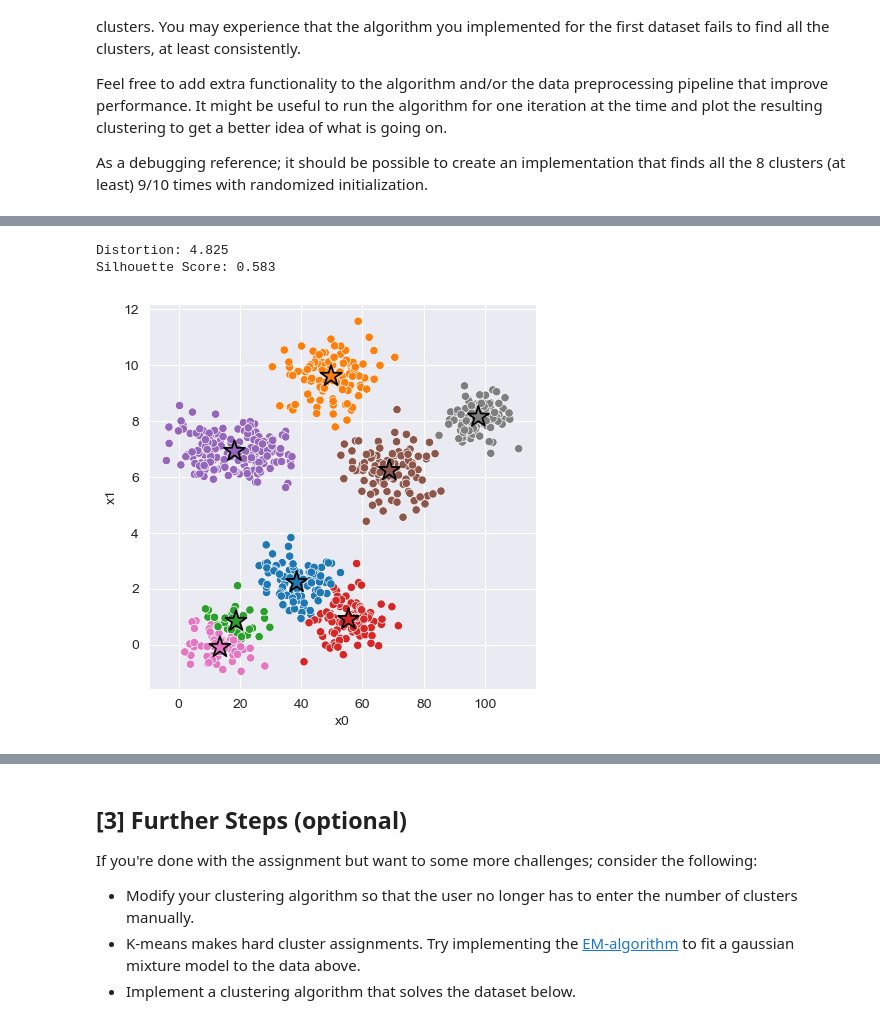
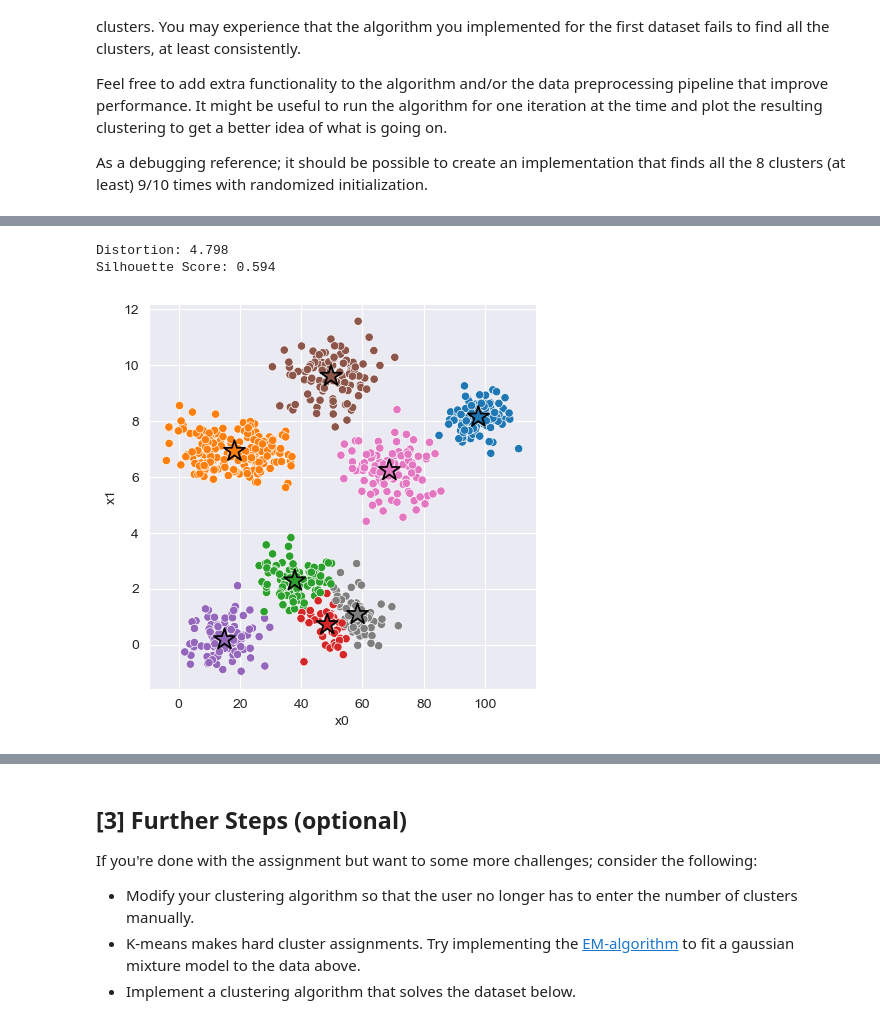
Before and after one commit to LasseLemke/TDT-4173-2023-task-1, a Jupyter notebook: k_means/experiment.ipynb, the cells around one changed output, grey strips where cells are left out. Cells and saved outputs as stored; diff of their text form; code cells hidden in the pictures.

```diff
--- a/k_means/experiment.ipynb
+++ b/k_means/experiment.ipynb
@@ -180,32 +149,32 @@ Therefore I decide to try using a MinMaxScaler (created in k_means.py)
 # %%
 # Get Data
 X = data_2[['x0', 'x1']]
 
 # fit scaler
 mm_scaler = km.MinMaxScaler()
 mm_scaler.fit(X)
 X = mm_scaler.transform(X)
 
-model_3 = km.KMeans(k=8)  # <-- Feel free to add hyperparameters
+model_3 = km.KMeans(k=8,total_iterations=100,criterium='silhouette')  # <-- Feel free to add hyperparameters
 model_3.fit(X)
 
 # Compute Silhouette Score
 z = model_3.predict(X)
 print(f'Distortion: {km.euclidean_distortion(X, z) :.3f}')
 print(f'Silhouette Score: {km.euclidean_silhouette(X, z) :.3f}')
 
 # Plot cluster assignments
 C = model_3.get_centroids()
 K = len(C)
 _, ax = plt.subplots(figsize=(5, 5), dpi=100)
 
 # detransform for plotting
 X = mm_scaler.de_transform(X)
 C = np.array(mm_scaler.de_transform(C))
 sns.scatterplot(x='x0', y='x1', hue=z, hue_order=range(K), palette='tab10', data=X, ax=ax);
 sns.scatterplot(x=C[:,0], y=C[:,1], hue=range(K), palette='tab10', marker='*', s=250, edgecolor='black', ax=ax)
 ax.legend().remove();
 # %% [output]
-Distortion: 4.825
-Silhouette Score: 0.583
+Distortion: 4.798
+Silhouette Score: 0.594
-[figure, old version]
+[figure, new version]
```
Also changed, not shown: parts of 8 cells of this notebook, 3 other files.
